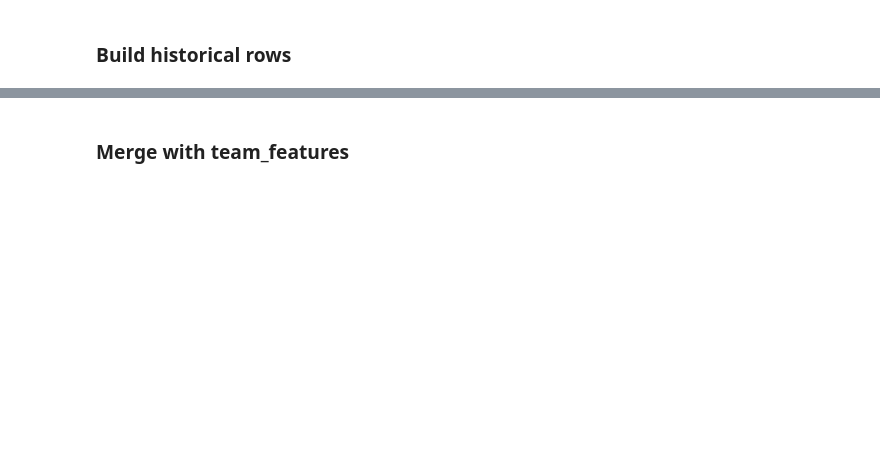
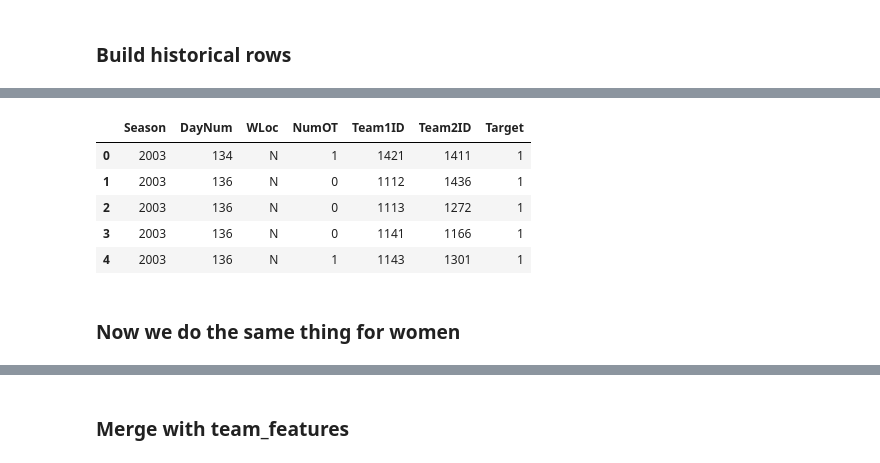
Before and after one commit to Barderus/MarchMadness-Kaggle, a Jupyter notebook: notebooks/matchup_builder.ipynb, the cells around one changed output, grey strips where cells are left out. Cells and saved outputs as stored; diff of their text form; code cells hidden in the pictures; blank space fills up the shorter version.

```diff
--- a/notebooks/matchup_builder.ipynb
+++ b/notebooks/matchup_builder.ipynb
@@ -18,2 +23,5 @@ tourney_men_df.head(5)
 # %% [markdown]
 ### Build historical rows
+# %%
+men_hist = tourney_men_df.copy()
+men_hist_rev = tourney_men_df.copy()
@@ -19,0 +32,4 @@ tourney_men_df.head(5)
+# %%
+men_hist["Team1ID"] = men_hist["WTeamID"]
+men_hist["Team2ID"] = men_hist["LTeamID"]
+men_hist["Target"] = 1
@@ -19,0 +38,4 @@ tourney_men_df.head(5)
+# %%
+men_hist_rev["Team1ID"] = men_hist_rev["LTeamID"]
+men_hist_rev["Team2ID"] = men_hist_rev["WTeamID"]
+men_hist_rev["Target"] = 0
@@ -19,0 +44,14 @@ tourney_men_df.head(5)
+# %%
+men_hist = pd.concat([men_hist, men_hist_rev], ignore_index=True)
+# %%
+men_hist = men_hist[["Season", "DayNum", "WLoc", "NumOT", "Team1ID", "Team2ID", "Target"]]
+men_hist.head()
+# %% [output]
+|  | Season | DayNum | WLoc | NumOT | Team1ID | Team2ID | Target |
+| 0 | 2003 | 134 | N | 1 | 1421 | 1411 | 1 |
+| 1 | 2003 | 136 | N | 0 | 1112 | 1436 | 1 |
+| 2 | 2003 | 136 | N | 0 | 1113 | 1272 | 1 |
+| 3 | 2003 | 136 | N | 0 | 1141 | 1166 | 1 |
+| 4 | 2003 | 136 | N | 1 | 1143 | 1301 | 1 |
+# %% [markdown]
+### Now we do the same thing for women
```
Also changed, not shown: parts of 39 cells of this notebook, 1 other file.
